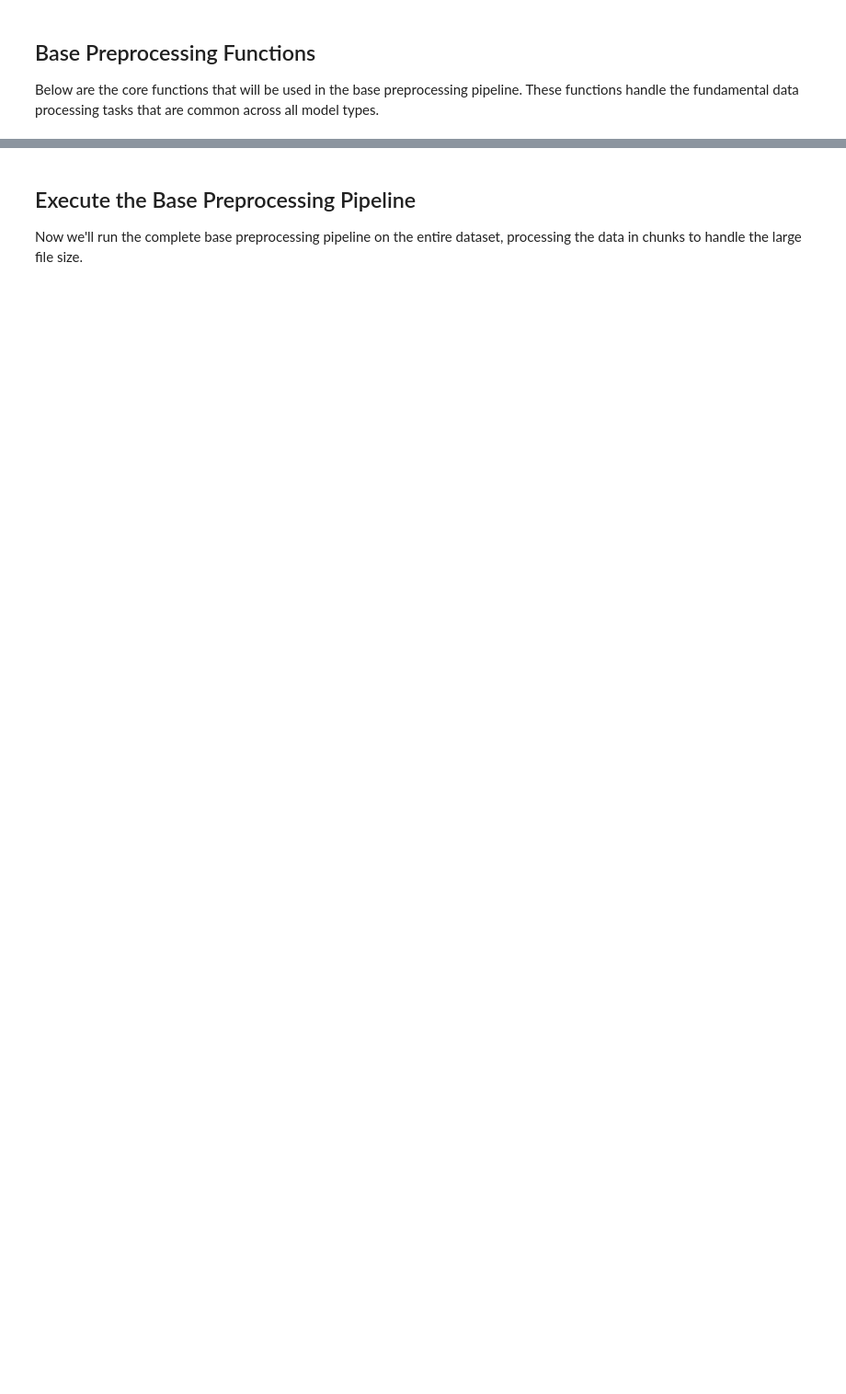
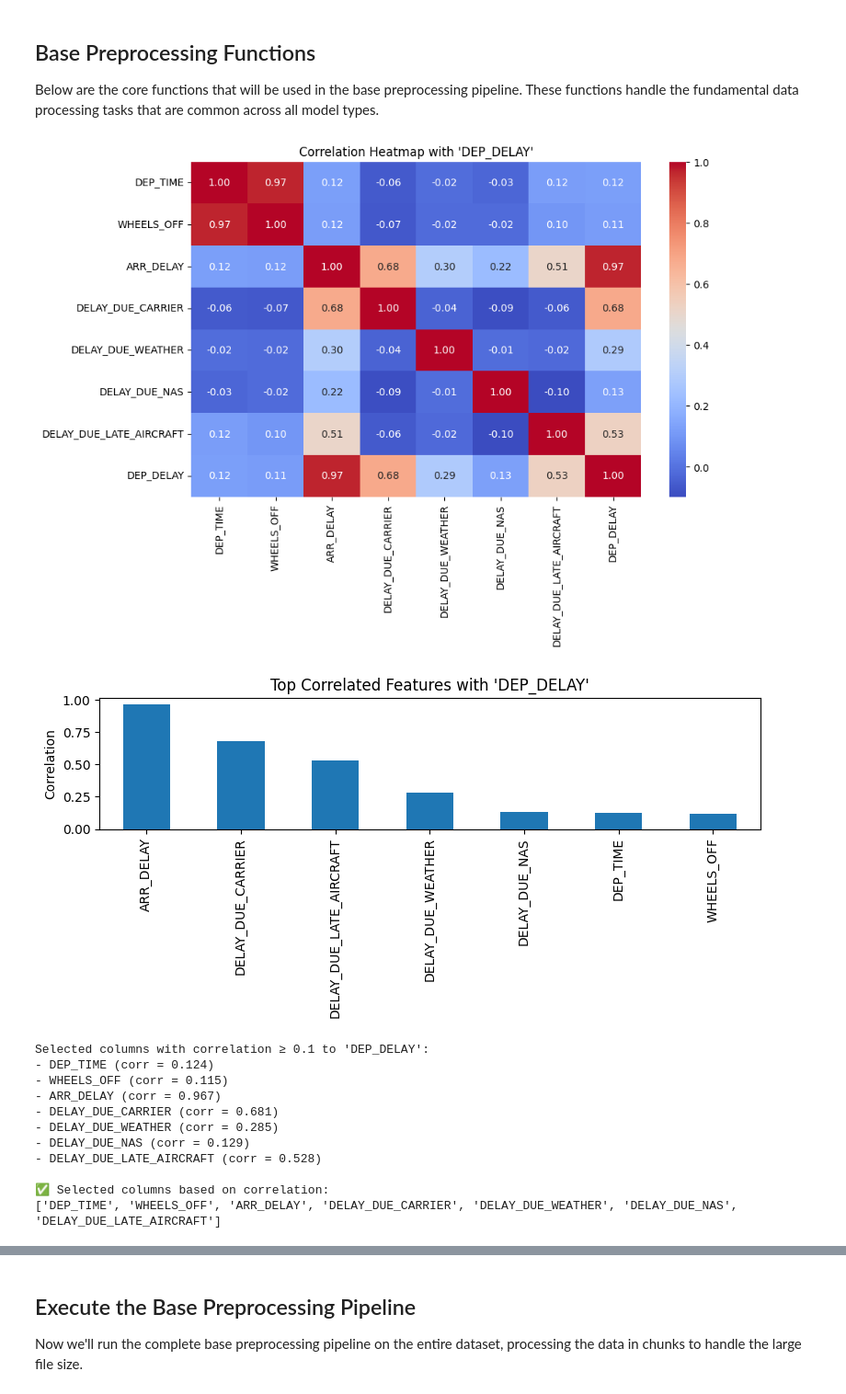
Before and after one commit to Suee18/Forecasting_Flights-DataScience, a Jupyter notebook: notebooks/preprocessing_pipelines/01_base_preprocessing.ipynb, the cells around one changed output, grey strips where cells are left out. Shown at 92% size. Drawn from its saved outputs; the diff is of its cells as text; code cells hidden in the pictures; blank space fills up the shorter version.

```diff
--- a/notebooks/preprocessing_pipelines/01_base_preprocessing.ipynb
+++ b/notebooks/preprocessing_pipelines/01_base_preprocessing.ipynb
@@ -206,3 +208,28 @@ Missing value analysis:
 ## Base Preprocessing Functions
 
 Below are the core functions that will be used in the base preprocessing pipeline. These functions handle the fundamental data processing tasks that are common across all model types.
+# %%
+# --- Perform correlation analysis on df_after_drop ---
+essential_cols = identify_essential_columns_by_correlation(
+    df_after_drop,  # Directly use df_after_drop without using raw data
+    target='DEP_DELAY',
+    threshold=0.1,
+    plot=True
+)
+
+print("\n✅ Selected columns based on correlation:")
+print(essential_cols)
+# %% [output]
+[figure, added]
+[figure, added]
+Selected columns with correlation ≥ 0.1 to 'DEP_DELAY':
+- DEP_TIME (corr = 0.124)
+- WHEELS_OFF (corr = 0.115)
+- ARR_DELAY (corr = 0.967)
+- DELAY_DUE_CARRIER (corr = 0.681)
+- DELAY_DUE_WEATHER (corr = 0.285)
+- DELAY_DUE_NAS (corr = 0.129)
+- DELAY_DUE_LATE_AIRCRAFT (corr = 0.528)
+
+✅ Selected columns based on correlation:
+['DEP_TIME', 'WHEELS_OFF', 'ARR_DELAY', 'DELAY_DUE_CARRIER', 'DELAY_DUE_WEATHER', 'DELAY_DUE_NAS', 'DELAY_DUE_LATE_AIRCRAFT']
```
Also changed, not shown: parts of 17 cells of this notebook.
